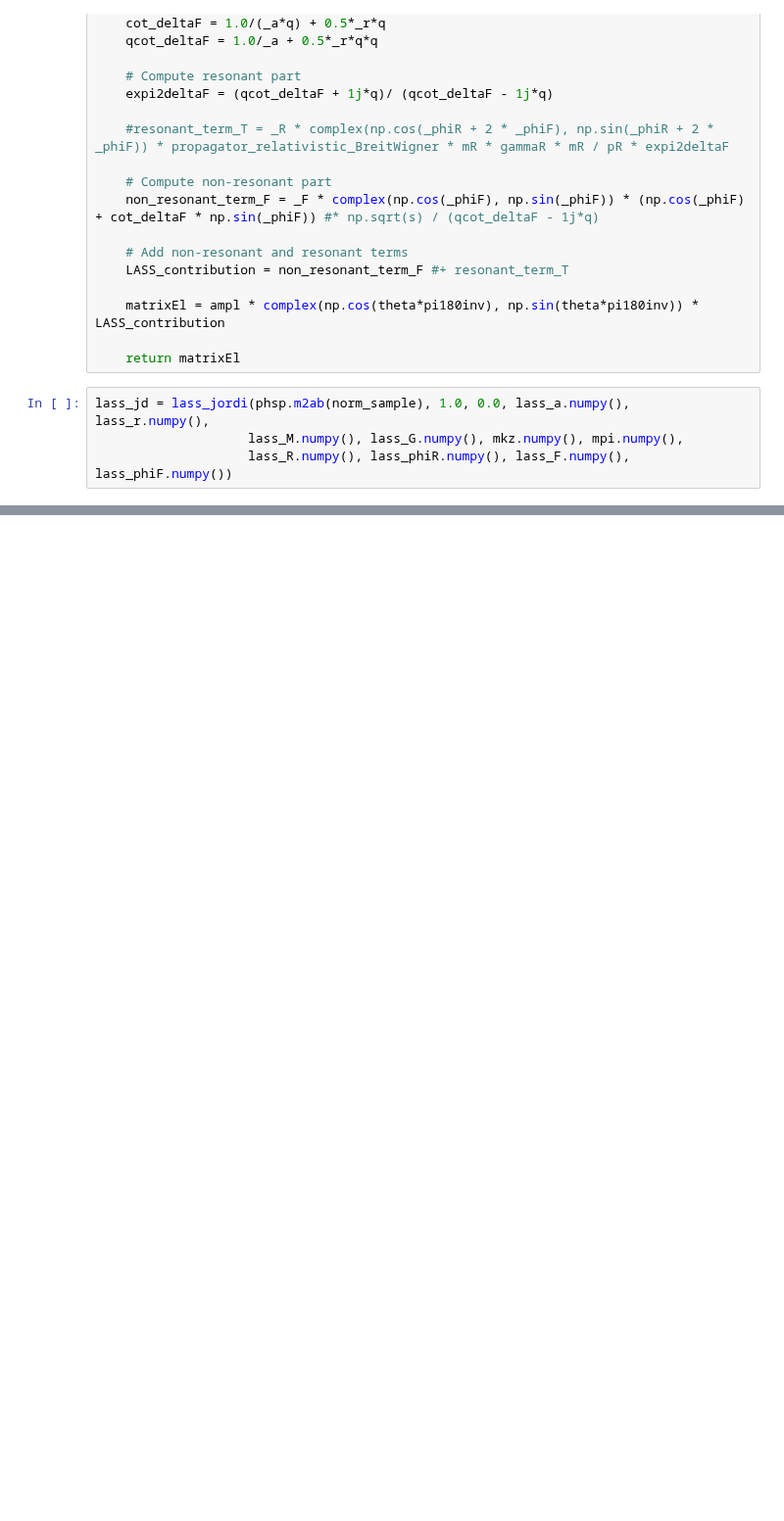
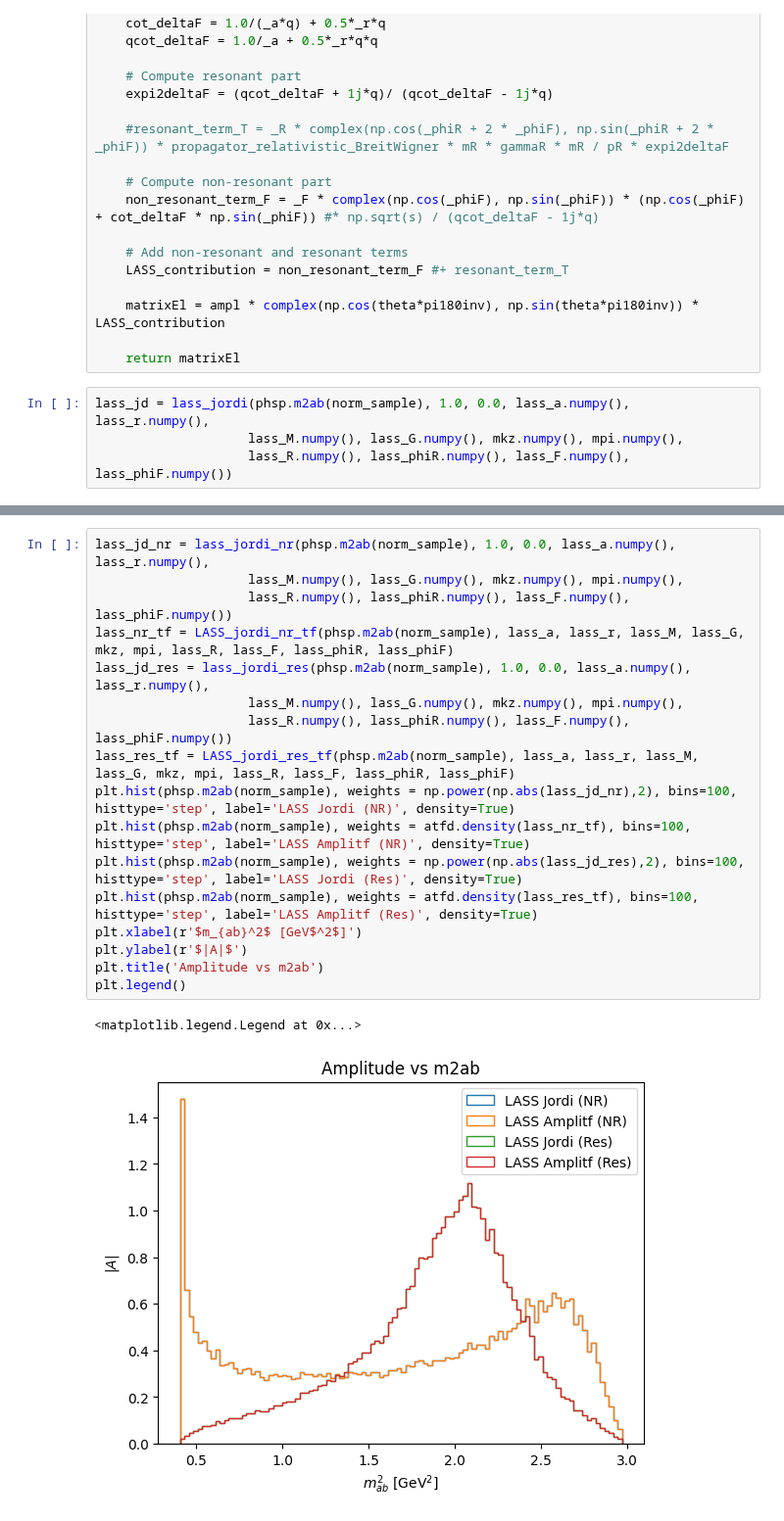
Before and after one commit to cpviolation/tfa_examples, a Jupyter notebook: notebooks/LASS.ipynb, the cells around one changed output, grey strips where cells are left out. Shown at 98% size. Drawn from its saved outputs; the diff is of its cells as text; blank space fills up the shorter version.

```diff
--- a/notebooks/LASS.ipynb
+++ b/notebooks/LASS.ipynb
@@ -323,0 +443,20 @@ plt.legend()
+# %%
+lass_jd_nr = lass_jordi_nr(phsp.m2ab(norm_sample), 1.0, 0.0, lass_a.numpy(), lass_r.numpy(),
+                    lass_M.numpy(), lass_G.numpy(), mkz.numpy(), mpi.numpy(),
+                    lass_R.numpy(), lass_phiR.numpy(), lass_F.numpy(), lass_phiF.numpy())
+lass_nr_tf = LASS_jordi_nr_tf(phsp.m2ab(norm_sample), lass_a, lass_r, lass_M, lass_G, mkz, mpi, lass_R, lass_F, lass_phiR, lass_phiF)
+lass_jd_res = lass_jordi_res(phsp.m2ab(norm_sample), 1.0, 0.0, lass_a.numpy(), lass_r.numpy(),
+                    lass_M.numpy(), lass_G.numpy(), mkz.numpy(), mpi.numpy(),
+                    lass_R.numpy(), lass_phiR.numpy(), lass_F.numpy(), lass_phiF.numpy())
+lass_res_tf = LASS_jordi_res_tf(phsp.m2ab(norm_sample), lass_a, lass_r, lass_M, lass_G, mkz, mpi, lass_R, lass_F, lass_phiR, lass_phiF)
+plt.hist(phsp.m2ab(norm_sample), weights = np.power(np.abs(lass_jd_nr),2), bins=100, histtype='step', label='LASS Jordi (NR)', density=True)
+plt.hist(phsp.m2ab(norm_sample), weights = atfd.density(lass_nr_tf), bins=100, histtype='step', label='LASS Amplitf (NR)', density=True)
+plt.hist(phsp.m2ab(norm_sample), weights = np.power(np.abs(lass_jd_res),2), bins=100, histtype='step', label='LASS Jordi (Res)', density=True)
+plt.hist(phsp.m2ab(norm_sample), weights = atfd.density(lass_res_tf), bins=100, histtype='step', label='LASS Amplitf (Res)', density=True)
+plt.xlabel(r'$m_{ab}^2$ [GeV$^2$]')
+plt.ylabel(r'$|A|$')
+plt.title('Amplitude vs m2ab')
+plt.legend()
+# %% [output]
+<matplotlib.legend.Legend at 0x...>
+[figure, added]
```
Also changed, not shown: parts of 10 cells of this notebook, 1 other file.
